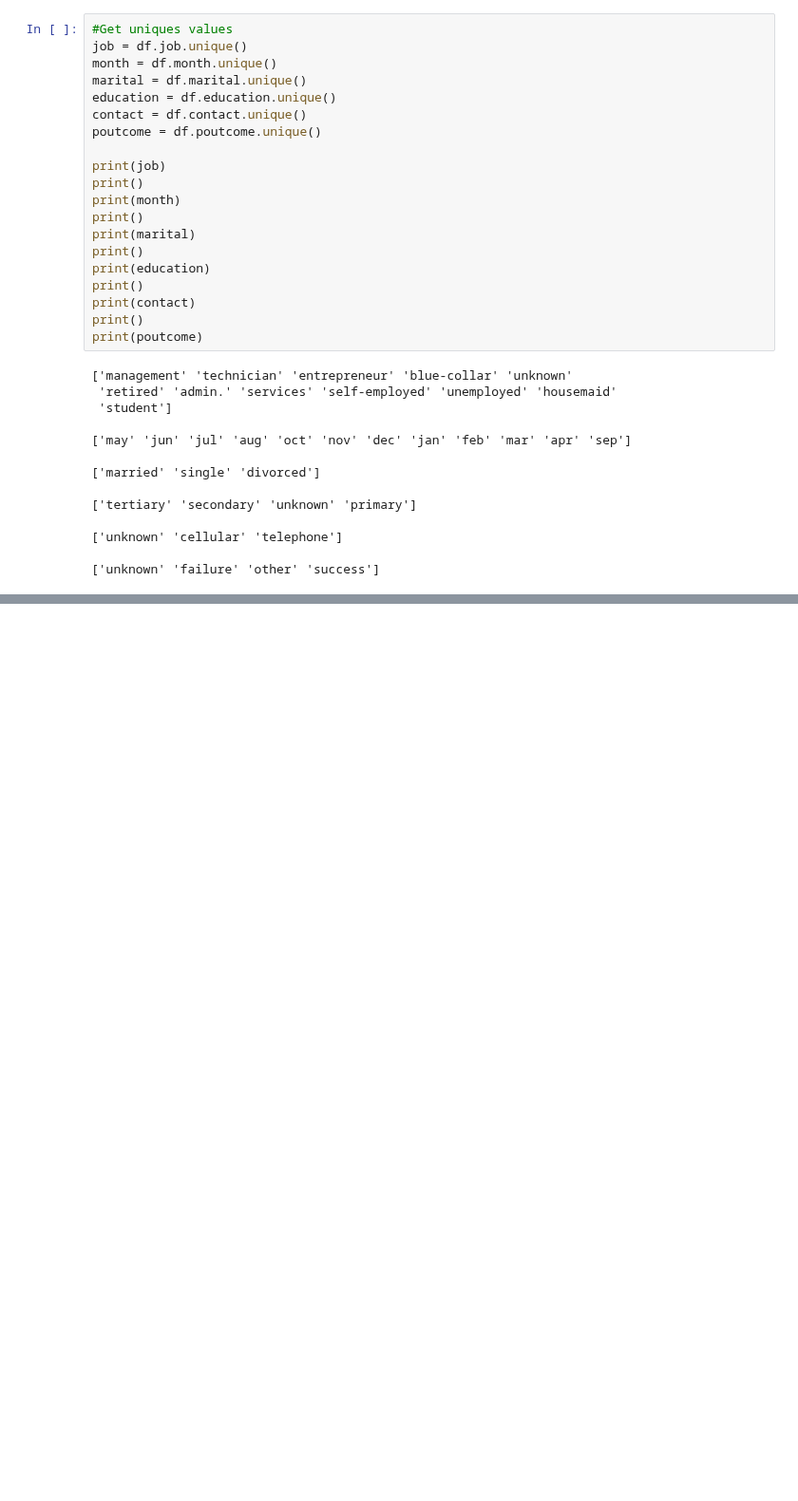
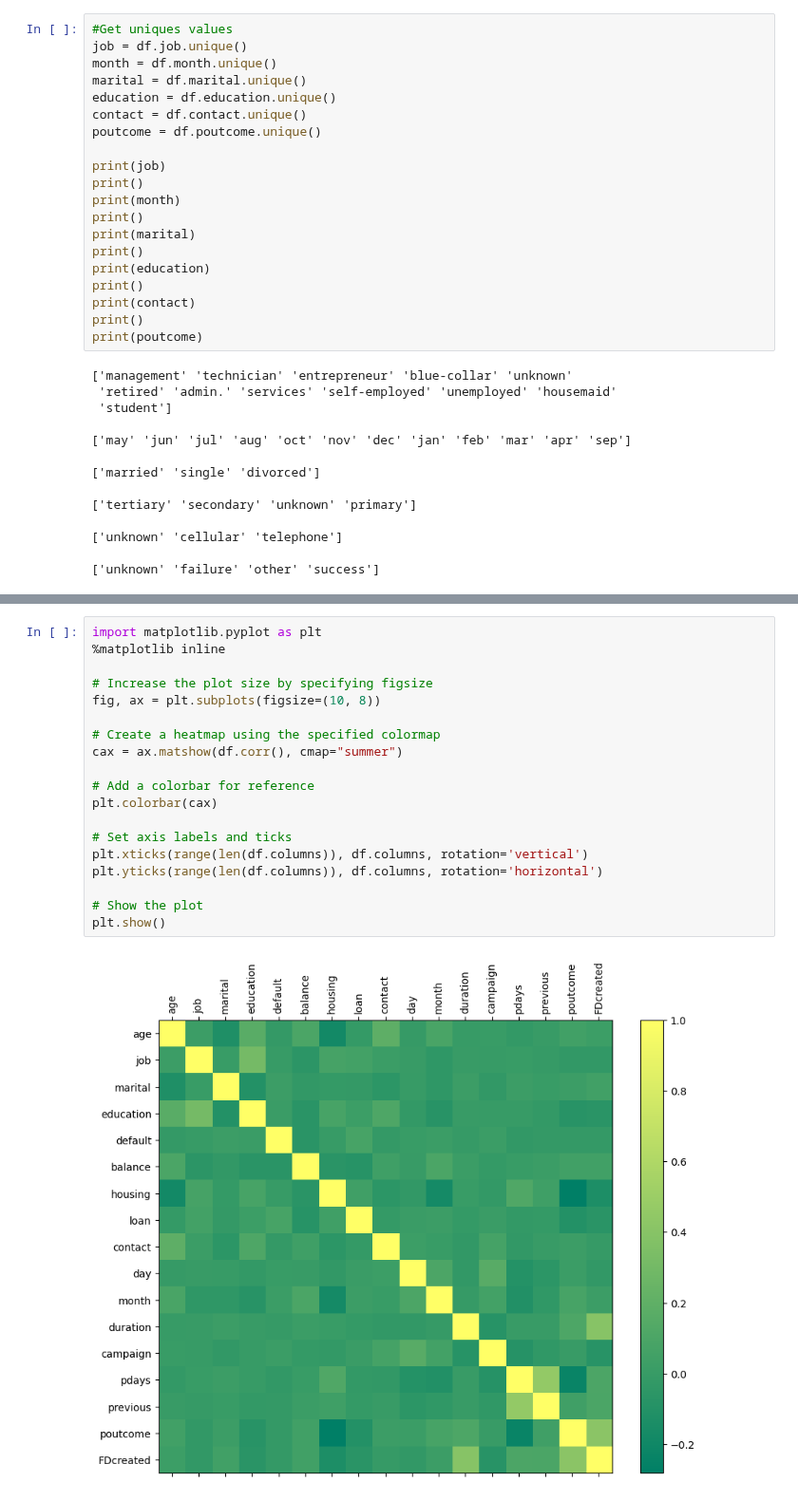
Before and after one commit to PehesaraniWKA/FDMminiProject, a Jupyter notebook: BankData.ipynb, the cells around one changed output, grey strips where cells are left out. Shown at 95% size. Drawn from its saved outputs; the diff is of its cells as text; blank space fills up the shorter version.

Commit message:
find the correlation between attributes and target varibel(FDCreated) & got the plot

```diff
--- a/BankData.ipynb
+++ b/BankData.ipynb
@@ -198,0 +234,21 @@ Maximum pdays:  871
+# %%
+import matplotlib.pyplot as plt
+%matplotlib inline
+
+# Increase the plot size by specifying figsize
+fig, ax = plt.subplots(figsize=(10, 8))
+
+# Create a heatmap using the specified colormap
+cax = ax.matshow(df.corr(), cmap="summer")
+
+# Add a colorbar for reference
+plt.colorbar(cax)
+
+# Set axis labels and ticks
+plt.xticks(range(len(df.columns)), df.columns, rotation='vertical')
+plt.yticks(range(len(df.columns)), df.columns, rotation='horizontal')
+
+# Show the plot
+plt.show()
+# %% [output]
+[figure, added]
```
Also changed, not shown: parts of 14 cells of this notebook.
